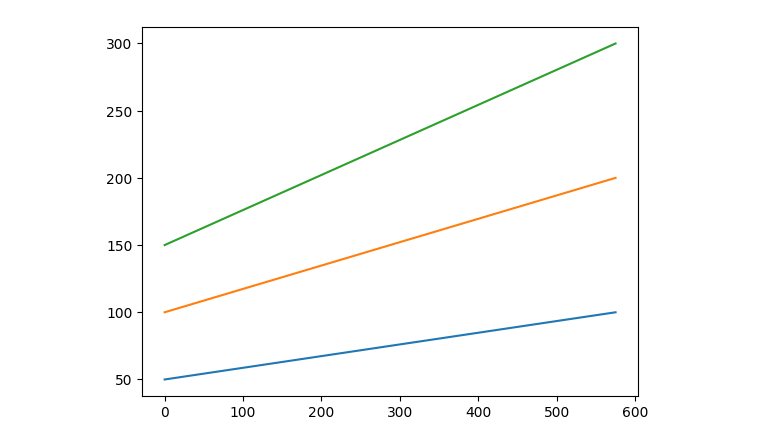
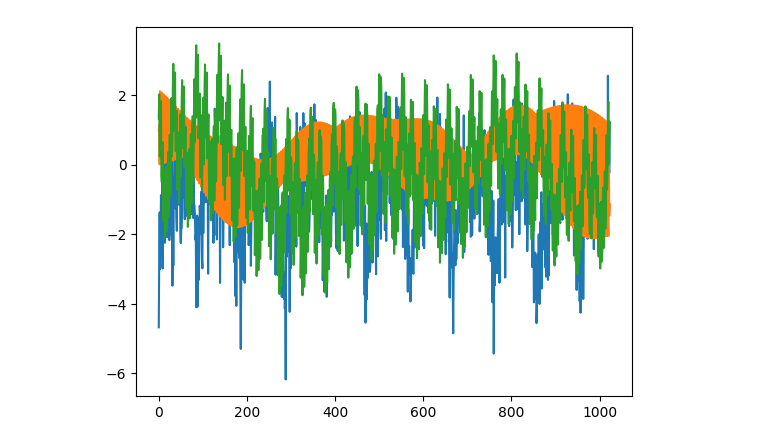
Before and after one commit to amir-elahi/chronos-forecasting, a Jupyter notebook: dataGeneration.ipynb, the cells around one changed output. Drawn from its saved outputs; the diff is of its cells as text; code cells hidden in the pictures.

```diff
--- a/dataGeneration.ipynb
+++ b/dataGeneration.ipynb
@@ -1,15 +1,13 @@
 # %%
-import torch
+# import torch
 
-context1 = torch.linspace(50, 100, 512+64).unsqueeze(0)
-context2 = (context1.clone()[0,:]*2).unsqueeze(0)
-contextTarget = context2+context1
+# context1 = torch.linspace(50, 100, 512+64).unsqueeze(0)
+# context2 = (context1.clone()[0,:]*2).unsqueeze(0)
+# contextTarget = context2+context1
 
-import matplotlib.pyplot as plt
-plt.plot(context1[0,:])
-plt.plot(context2[0,:])
-plt.plot(contextTarget[0,:])
-plt.show()
+# import matplotlib.pyplot as plt
+# plt.plot(context1[0,:])
+# plt.plot(context2[0,:])
+# plt.plot(contextTarget[0,:])
+# plt.show()
-# %% [output]
-[figure, removed]
 # %%
@@ -18,0 +17,21 @@ torch.save(contextTarget, './trainingData/contextTarget.pt')
+# %%
+import numpy as np
+import importlib
+import sys
+import os
+
+# Ensure the 'scripts' directory is in the Python path
+sys.path.append(os.path.join(os.getcwd(), 'scripts'))
+
+# Dynamically import 'kernel-synth' from the 'scripts' directory
+kernel_synth = importlib.import_module("kernel-synth")
+
+context = list(
+        kernel_synth.generate_time_series(max_kernels=5) for _ in range(3)
+)
+# %%
+from matplotlib import pyplot as plt
+for item in context:
+    plt.plot(item['target'])
+# %% [output]
+[figure, added]
```
Also changed, not shown: parts of 5 cells of this notebook, 5 other files.
